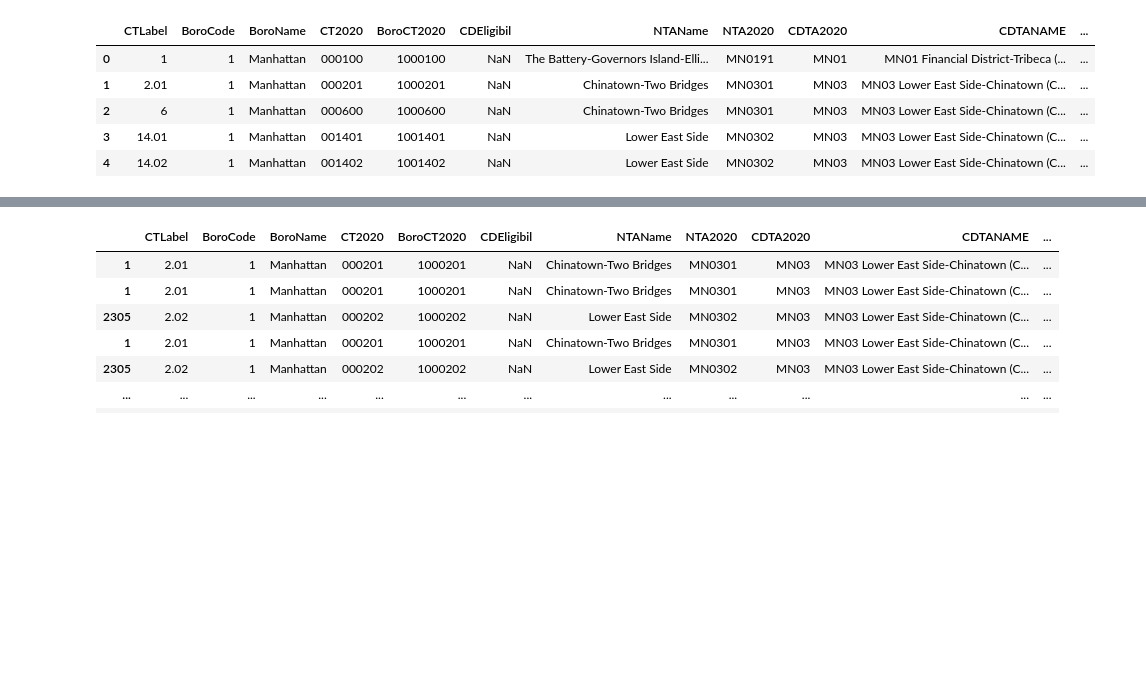
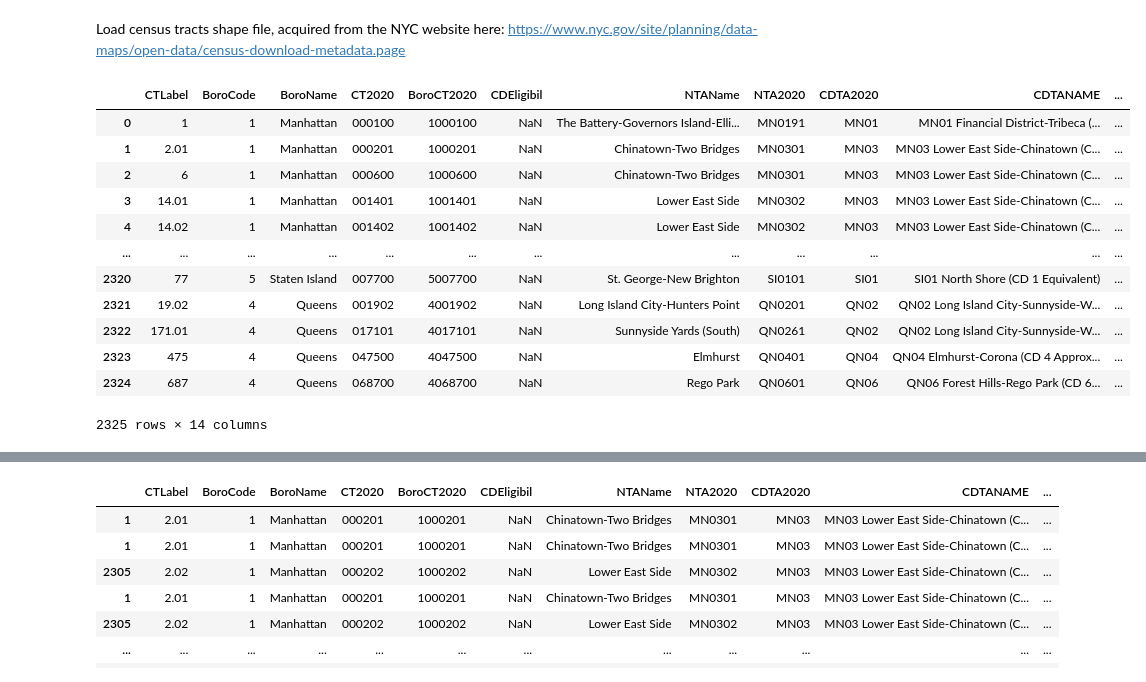
Before and after one commit to data4news/census-examples, a Jupyter notebook: census-spatial-joins.ipynb, the cells around one changed output, grey strips where cells are left out. Cells and saved outputs as stored; diff of their text form; code cells hidden in the pictures; blank space fills up the shorter version.

```diff
--- a/census-spatial-joins.ipynb
+++ b/census-spatial-joins.ipynb
@@ -1,18 +1,26 @@
 # %%
 import geopandas as gpd
 import pandas as pd
+# %% [markdown]
+Load census tracts shape file, acquired from the NYC website here:
+https://www.nyc.gov/site/planning/data-maps/open-data/census-download-metadata.page
 # %%
-# load census tracts
 census_tracts = gpd.read_file("nyct2020_23a/nyct2020.shp")
-census_tracts = census_tracts.to_crs("EPSG:4326")
-census_tracts.head()
+census_tracts
 # %% [output]
 |  | CTLabel | BoroCode | BoroName | CT2020 | BoroCT2020 | CDEligibil | NTAName | NTA2020 | CDTA2020 | CDTANAME | ... |
 | 0 | 1 | 1 | Manhattan | 000100 | 1000100 | NaN | The Battery-Governors Island-Elli... | MN0191 | MN01 | MN01 Financial District-Tribeca (... | ... |
 | 1 | 2.01 | 1 | Manhattan | 000201 | 1000201 | NaN | Chinatown-Two Bridges | MN0301 | MN03 | MN03 Lower East Side-Chinatown (C... | ... |
 | 2 | 6 | 1 | Manhattan | 000600 | 1000600 | NaN | Chinatown-Two Bridges | MN0301 | MN03 | MN03 Lower East Side-Chinatown (C... | ... |
 | 3 | 14.01 | 1 | Manhattan | 001401 | 1001401 | NaN | Lower East Side | MN0302 | MN03 | MN03 Lower East Side-Chinatown (C... | ... |
 | 4 | 14.02 | 1 | Manhattan | 001402 | 1001402 | NaN | Lower East Side | MN0302 | MN03 | MN03 Lower East Side-Chinatown (C... | ... |
+| ... | ... | ... | ... | ... | ... | ... | ... | ... | ... | ... | ... |
+| 2320 | 77 | 5 | Staten Island | 007700 | 5007700 | NaN | St. George-New Brighton | SI0101 | SI01 | SI01 North Shore (CD 1 Equivalent) | ... |
+| 2321 | 19.02 | 4 | Queens | 001902 | 4001902 | NaN | Long Island City-Hunters Point | QN0201 | QN02 | QN02 Long Island City-Sunnyside-W... | ... |
+| 2322 | 171.01 | 4 | Queens | 017101 | 4017101 | NaN | Sunnyside Yards (South) | QN0261 | QN02 | QN02 Long Island City-Sunnyside-W... | ... |
+| 2323 | 475 | 4 | Queens | 047500 | 4047500 | NaN | Elmhurst | QN0401 | QN04 | QN04 Elmhurst-Corona (CD 4 Approx... | ... |
+| 2324 | 687 | 4 | Queens | 068700 | 4068700 | NaN | Rego Park | QN0601 | QN06 | QN06 Forest Hills-Rego Park (CD 6... | ... |
+2325 rows × 14 columns
 # %%
 census_tracts.plot()
 # %% [output]
```
Also changed, not shown: parts of 11 cells of this notebook.
